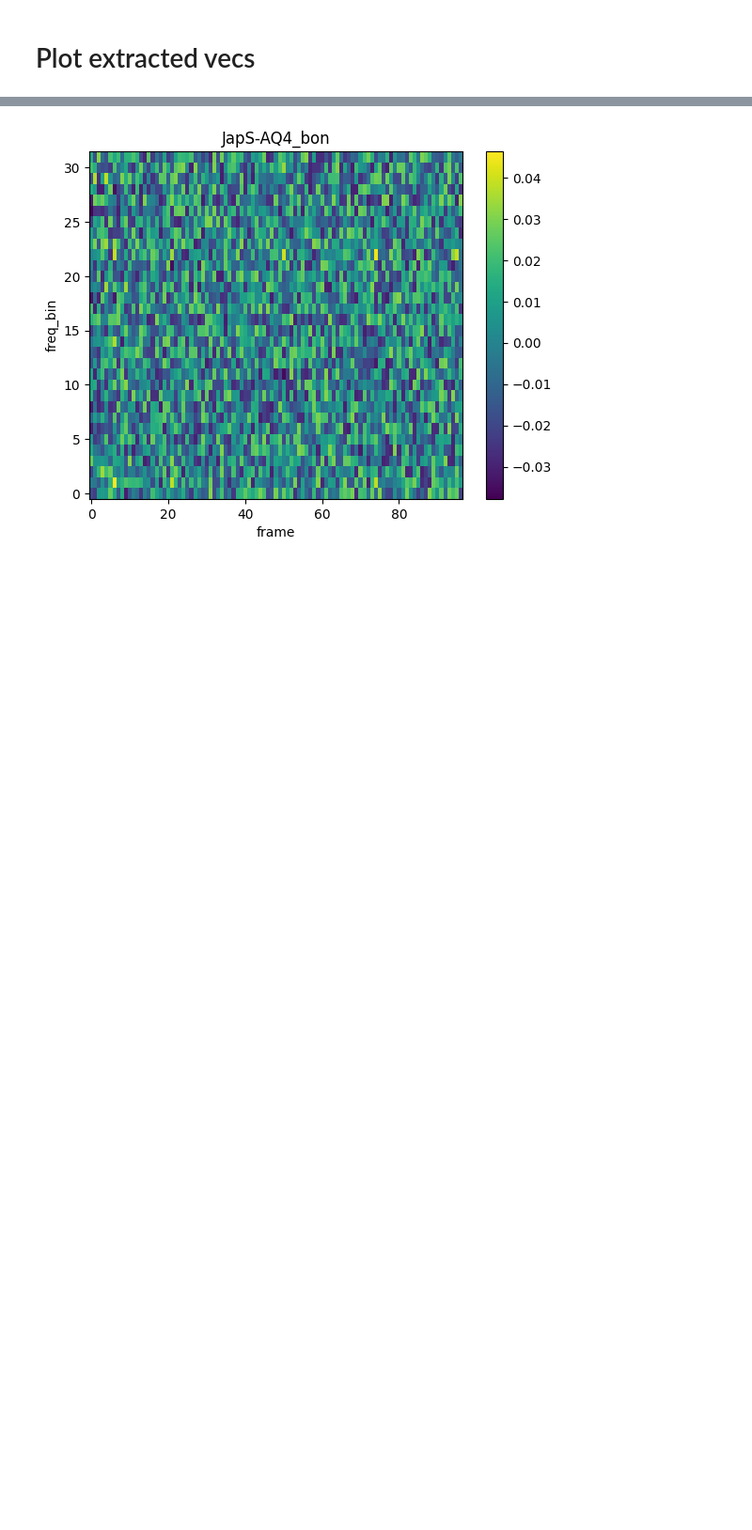
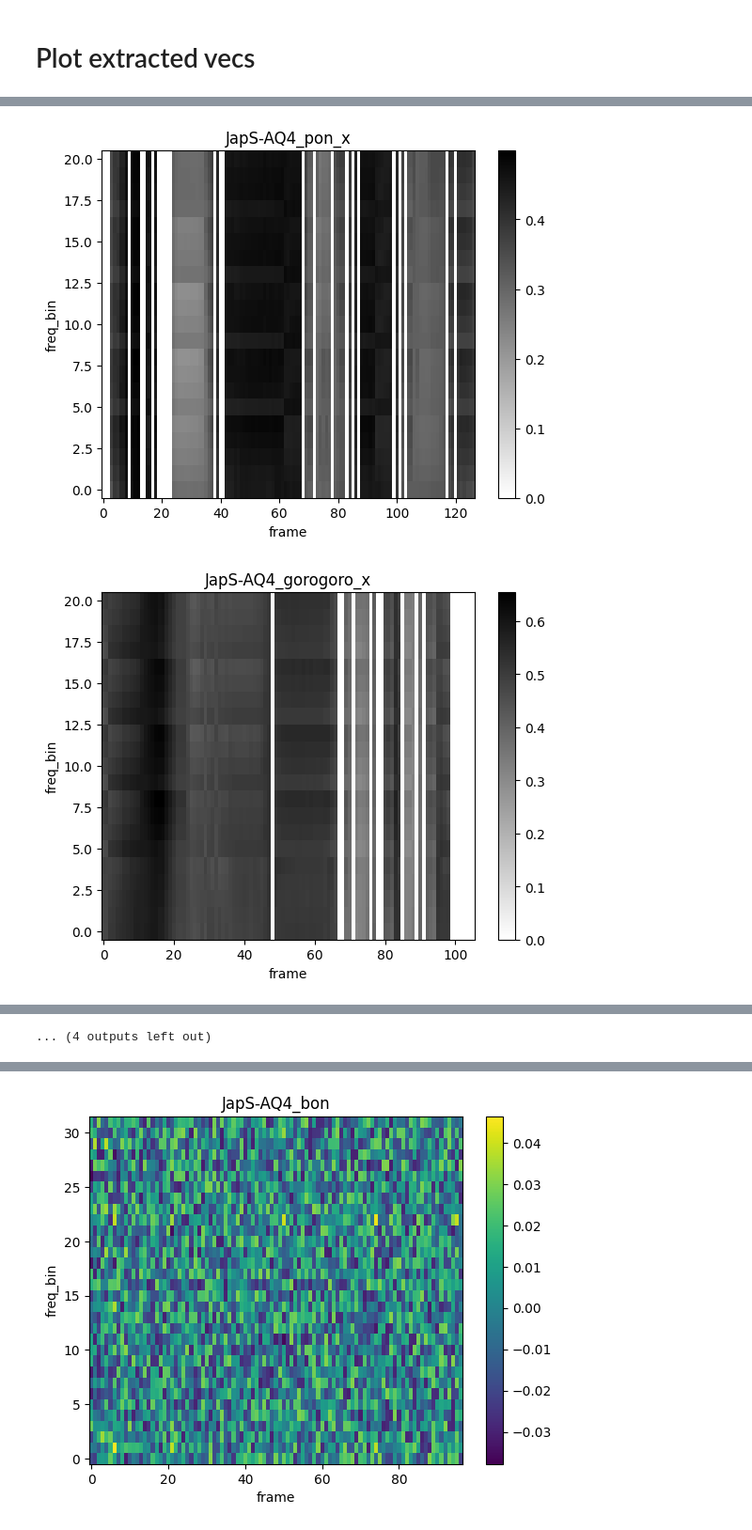
Before and after one commit to Frankalexej/slprt, a Jupyter notebook: trial.ipynb, the cells around one changed output, grey strips where cells are left out. Shown at 94% size. Drawn from its saved outputs; the diff is of its cells as text; code cells hidden in the pictures; blank space fills up the shorter version.

```diff
--- a/trial.ipynb
+++ b/trial.ipynb
@@ -332,7 +332,7 @@ import numpy as np
 spec_dir = type_dir + "spec/"
 mk(spec_dir)
 # %%
-def read_vid_graph(name, src):
+def read_vid_graph(name, src, start, end):
     # Read the CSV file into a DataFrame
     df = pd.read_csv(src)
 
@@ -342,7 +342,7 @@ def read_vid_graph(name, src):
     names = df['type'].tolist()
 
     # Get the data columns and convert them to NumPy arrays
-    data = df.loc[:, 'x_0':'x_42'].to_numpy()
+    data = df.loc[:, start:end].to_numpy()
 
     # Stack the arrays into a matrix
     matrix = np.vstack(data)
@@ -362,7 +362,7 @@ def save_spectrogram(specgram, title=None, ylabel="freq_bin", dir="./"):
     axs.set_title(title or "Spectrogram (db)")
     axs.set_ylabel(ylabel)
     axs.set_xlabel("frame")
-    im = axs.imshow(specgram, origin="lower", aspect="auto")
+    im = axs.imshow(specgram, origin="lower", aspect="auto", cmap='gray_r')
     fig.colorbar(im, ax=axs)
     # plt.show(block=False)
     plt.savefig(os.path.join(dir, '{}.jpg'.format(title)), format='jpeg', dpi=300)
@@ -373,8 +373,8 @@ def read_and_print():
         n, m = read_vid_graph(clip, "feats.csv")
         plot_spectrogram(m.T, title=clip)
 # %%
-def read_and_save():
+def read_and_save(start, end, suffix):
     vd = "JapS-AQ4_Resultant"
     for clip in os.listdir(det_dir + vd + "/"):
-        n, m = read_vid_graph(clip, "feats.csv")
-        save_spectrogram(m.T, title=clip, dir=spec_dir)
+        n, m = read_vid_graph(clip, "feats.csv", start, end)
+        save_spectrogram(m.T, title=clip + suffix, dir=spec_dir)
@@ -396,0 +381,5 @@ read_and_save()
+# %%
+read_and_save('x_0', 'x_20', '_x')
+# %% [output]
+[figure, added]
+[figure, added]
@@ -396,0 +396 @@ read_and_save()
+... (4 outputs left out)
```
Also changed, not shown: parts of 3 cells of this notebook.
